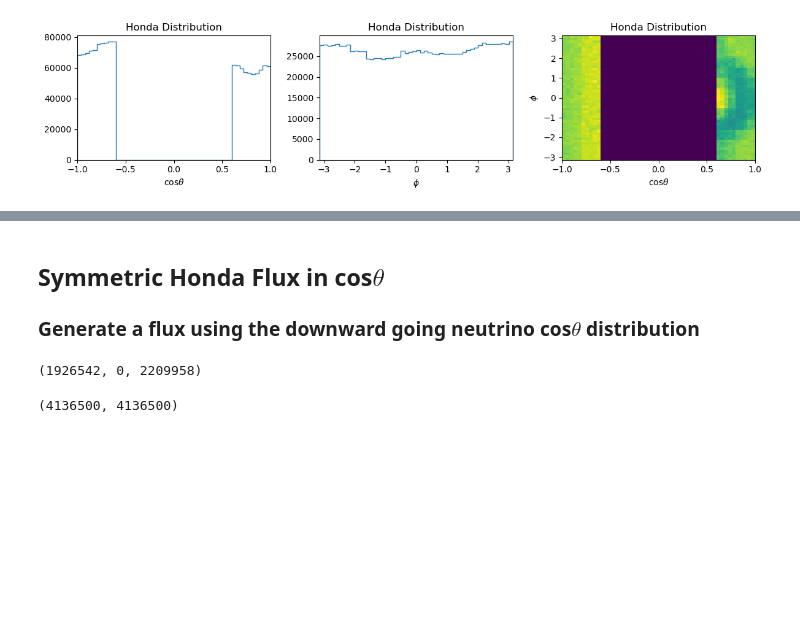
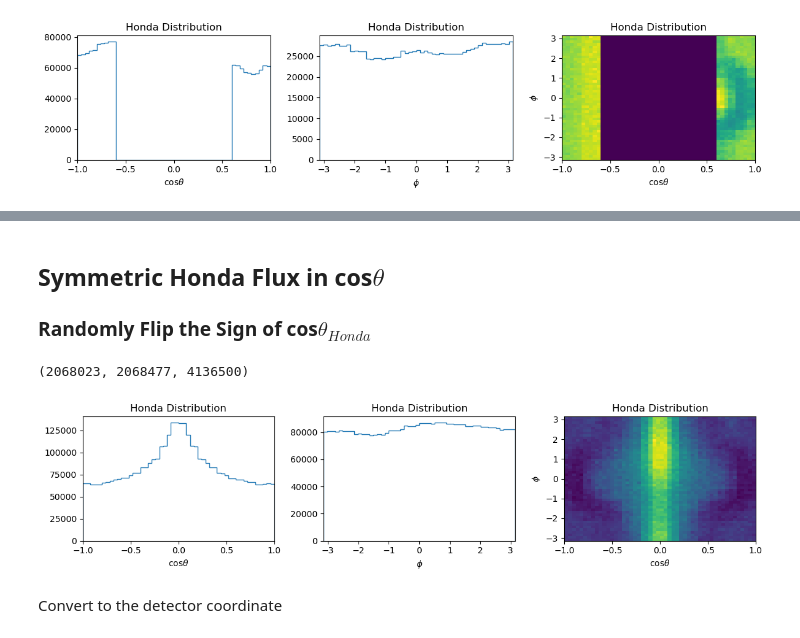
Before and after one commit to yuntsebaryon/BoostedDM2024, a Jupyter notebook: Atmos/atmosDirection.ipynb, the cells around one changed output, grey strips where cells are left out. Cells and saved outputs as stored; diff of their text form; code cells hidden in the pictures; blank space fills up the shorter version.

Commit message:
add symmetric cos(theta) in the Honda coordinate

```diff
--- a/Atmos/atmosDirection.ipynb
+++ b/Atmos/atmosDirection.ipynb
@@ -522,12 +522,29 @@ ax.set_xlim([-1, 1])
 # %% [markdown]
 ## Symmetric Honda Flux in cos$\theta$
 
-### Generate a flux using the downward going neutrino cos$\theta$ distribution
+### Randomly Flip the Sign of cos$\theta_{Honda}$
-# %%
-np.sum(vCosthHonda>0), np.sum(vCosthHonda==0), np.sum(vCosthHonda<0)
-# %% [output]
-(1926542, 0, 2209958)
-# %%
-1926542+2209958, nTrue
-# %% [output]
-(4136500, 4136500)
+# %%
+doFlipCosth = np.random.choice([1, -1], size = nTrue)
+np.sum(doFlipCosth == 1), np.sum(doFlipCosth == -1), nTrue
+# %% [output]
+(2068023, 2068477, 4136500)
+# %%
+vSymmCosthHondaCosth = vCosthHonda*doFlipCosth
+# %%
+fig, ax = plt.subplots(1, 3, figsize = (12, 3), layout = 'tight' )
+ax[0].hist( vSymmCosthHondaCosth, bins = costhBins, histtype = 'step', label = r'cos$thera$' )
+ax[1].hist( vPhiHonda, bins = phiBins, histtype = 'step', label = r'$phi$' )
+
+ax[0].set_xlabel( r'cos$\theta$')
+ax[1].set_xlabel( r'$\phi$' )
+ax[0].set_xlim([-1, 1])
+ax[1].set_xlim([-np.pi, np.pi])
+
+ax[2].hist2d( vSymmCosthHondaCosth, vPhiHonda, bins = (costhBins, phiBins))
+ax[2].set_xlabel( r'cos$\theta$')
+ax[2].set_ylabel( r'$\phi$')
+
+for i in range(3):
+    ax[i].set_title('Honda Distribution')
+# %% [output]
+[figure, added]
@@ -533,0 +557,2 @@ np.sum(vCosthHonda>0), np.sum(vCosthHonda==0), np.sum(vCosthHonda<0)
+# %% [markdown]
+Convert to the detector coordinate
```
Also changed, not shown: parts of 22 cells of this notebook.
